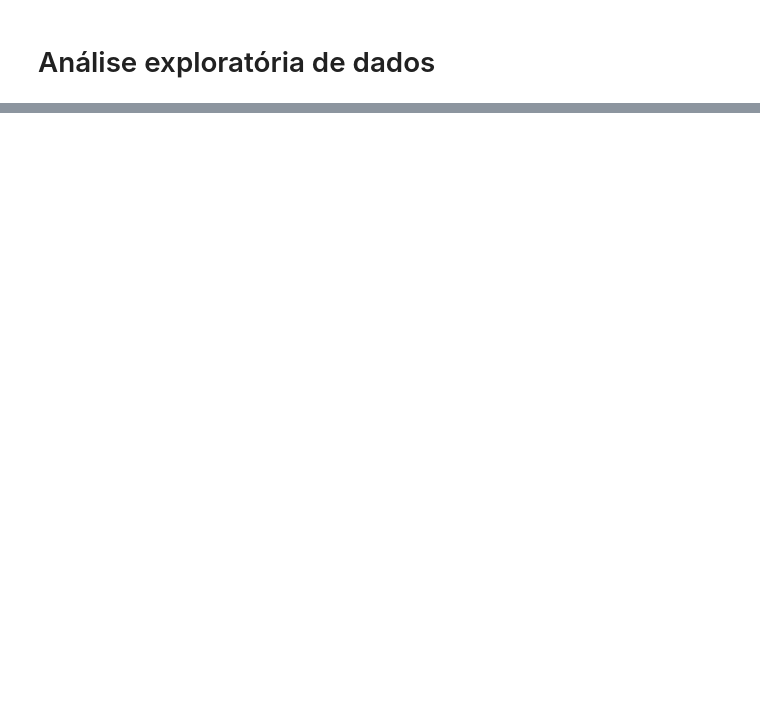
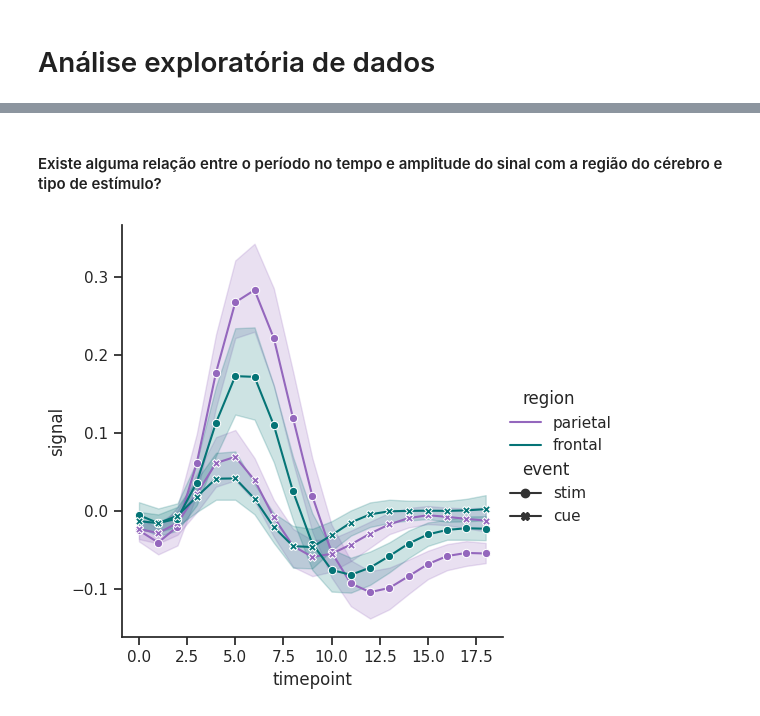
Before and after one commit to depaula304/avanti-bootcamp-cdd, a Jupyter notebook: notebooks/01-exploratory_data_analysis.ipynb, the cells around one changed output, grey strips where cells are left out. Drawn from its saved outputs; the diff is of its cells as text; code cells hidden in the pictures; blank space fills up the shorter version.

```diff
--- a/notebooks/01-exploratory_data_analysis.ipynb
+++ b/notebooks/01-exploratory_data_analysis.ipynb
@@ -56,0 +201,7 @@ fmri_dict.to_csv('../data/external/fmri_dict.csv', index=False)
+# %% [markdown]
+#### Existe alguma relação entre o período no tempo e amplitude do sinal com a região do cérebro e tipo de estímulo?
+# %%
+sns.relplot(x="timepoint", y="signal", hue="region", style="event",
+            dashes=False, markers=True, kind="line", data=fmri);
+# %% [output]
+[figure, added]
```
Also changed, not shown: parts of 33 cells of this notebook, 1 other file.
